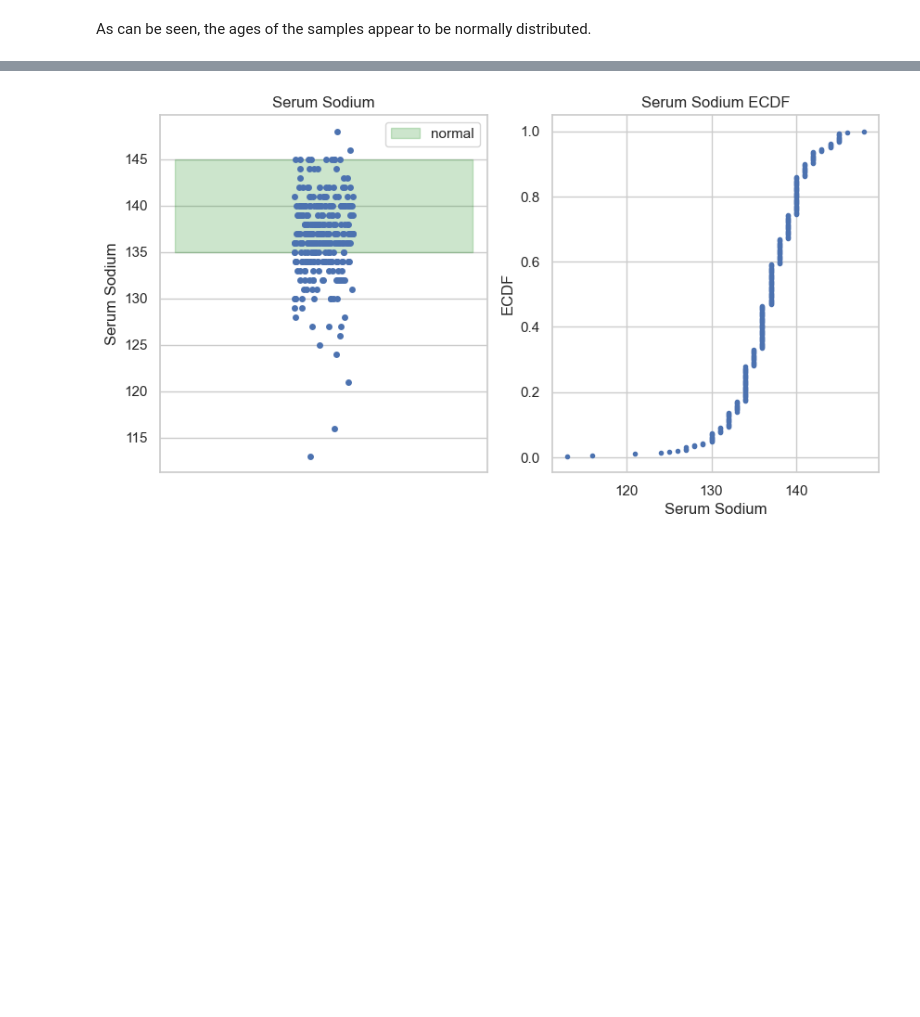
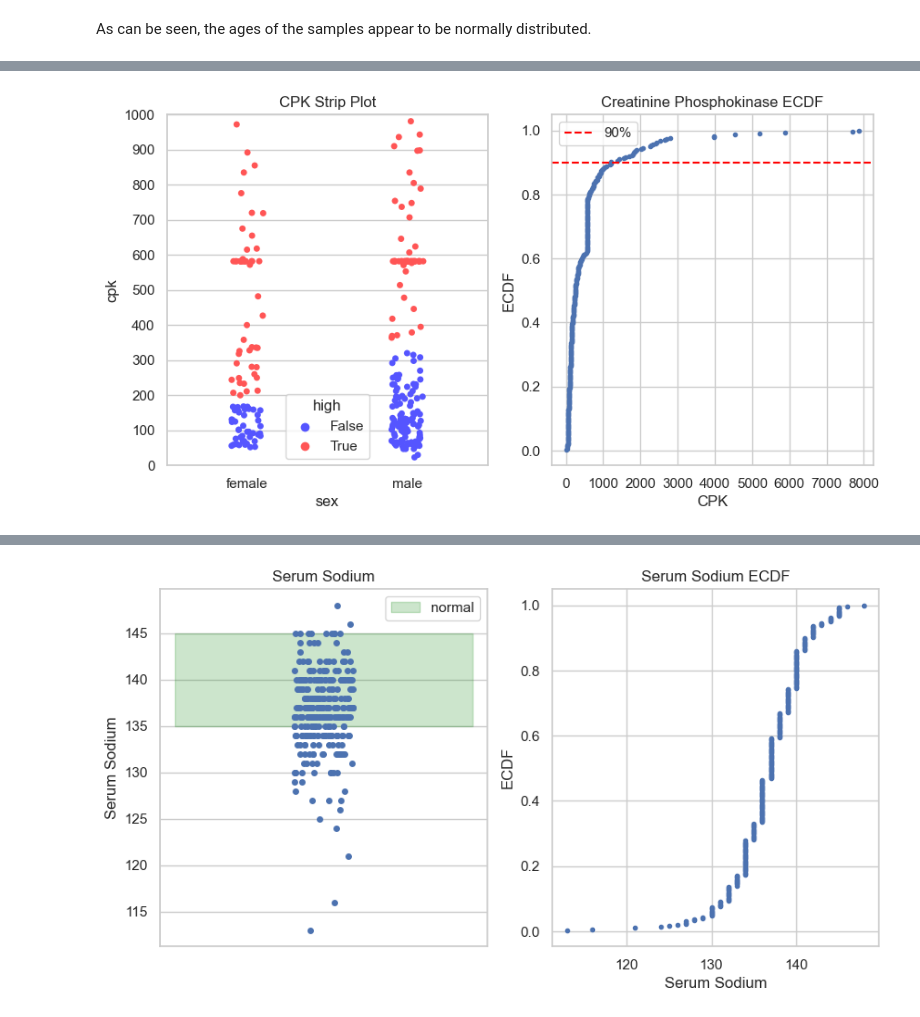
Before and after one commit to masterbatcoderman10/heart_failure_analysis, a Jupyter notebook: analysis.ipynb, the cells around one changed output, grey strips where cells are left out. Cells and saved outputs as stored; diff of their text form; code cells hidden in the pictures; blank space fills up the shorter version.

```diff
--- a/analysis.ipynb
+++ b/analysis.ipynb
@@ -274,3 +282,9 @@ def univatiate_single(data, col, titles):
 
     plt.tight_layout()
     plt.show()
+# %%
+cpk = heart_data_v4[['sex', 'cpk']].copy()
+cpk.loc[:, 'high'] = False
+cpk.loc[(cpk['cpk'] > 334) & (cpk['sex'] == 'male'), 'high'] = True
+cpk.loc[(cpk['cpk'] > 176) & (cpk['sex'] == 'female'), 'high'] = True
+cpk.head()
@@ -277 +298,22 @@ def univatiate_single(data, col, titles):
+# %%
+
+
+fig, (ax1, ax2) = plt.subplots(1, 2, figsize=(10, 5))
+
+x, y = dcst.ecdf(heart_data_v4['cpk'])
+sns.stripplot(x='sex', y='cpk', hue='high', palette='seismic', data=cpk, jitter=True, ax=ax1)
+ax1.set_ylim(0, 1000)
+ax1.set_title('CPK Strip Plot')
+ax1.set_yticks([n for n in range(0, 1001, 100)])
+
+ax2.plot(x, y, marker='.', linestyle='none')
+ax2.set_xlabel('CPK')
+ax2.set_ylabel('ECDF')
+ax2.set_xticks([n for n in range(0, 8001, 1000)])
+ax2.set_title('Creatinine Phosphokinase ECDF')
+ax2.axhline(0.90, color='red', linestyle='--', label='90%')
+ax2.legend()
+plt.show()
+# %% [output]
+[figure, added]
 # %%
```
Also changed, not shown: parts of 5 cells of this notebook.
